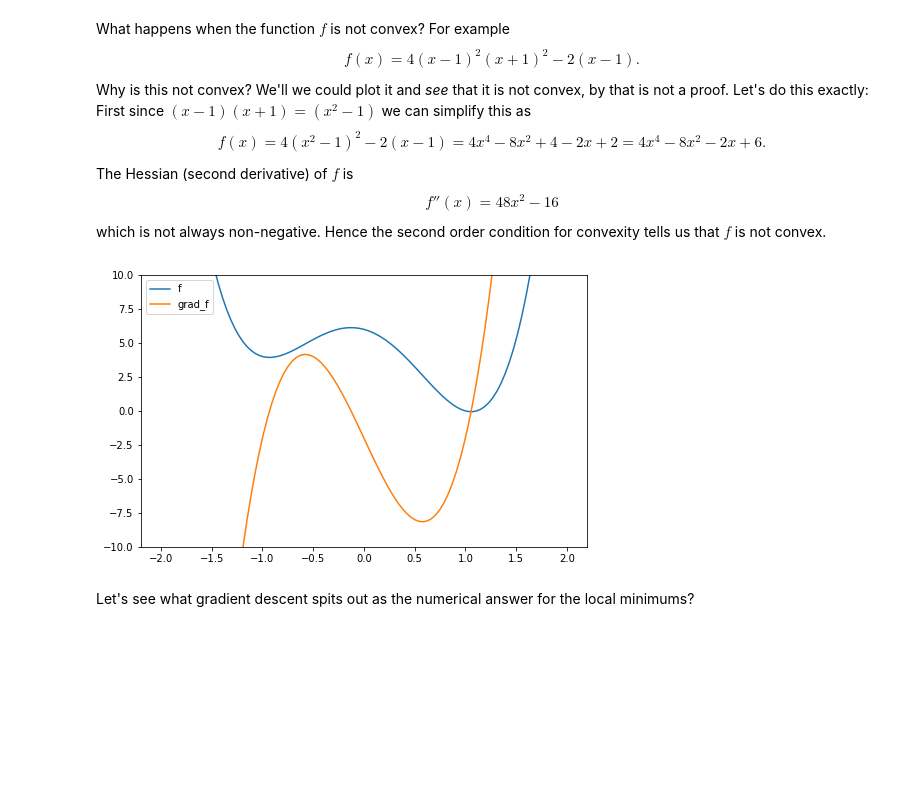
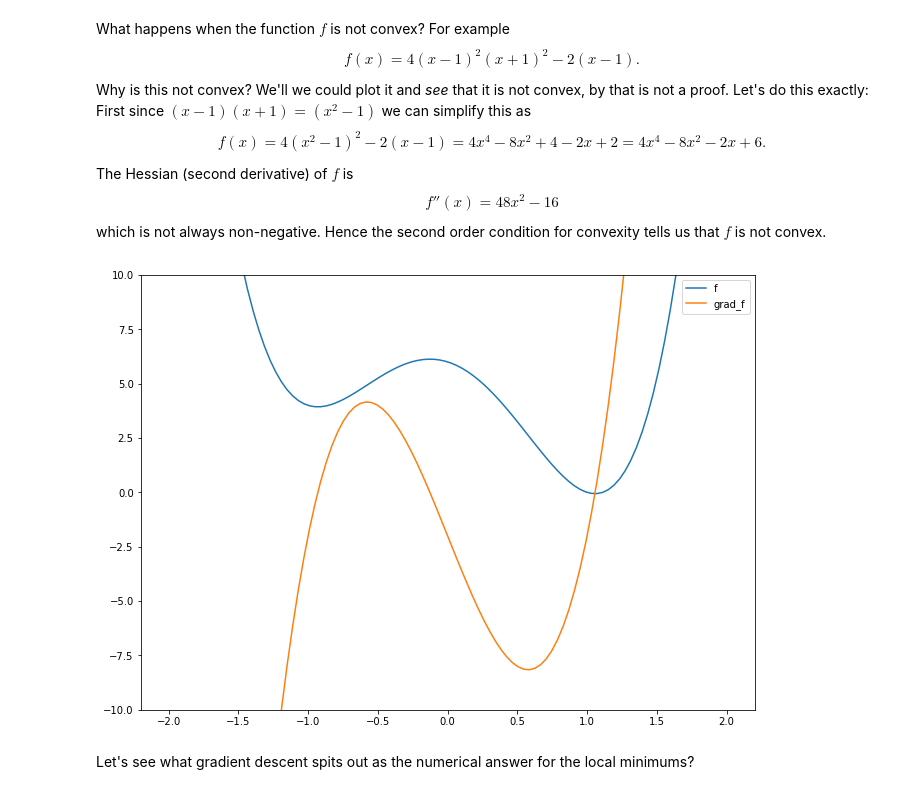
Before and after one commit to djclancy/Math535_Fall23, a Jupyter notebook: Chapter4/4.5 Gradient Descent.ipynb, the cells around one changed output. Saved outputs shown, nothing was run; the diff lists cells and outputs as text; code cells hidden in the pictures; blank space fills up the shorter version.

```diff
--- a/Chapter4/4.5 Gradient Descent.ipynb
+++ b/Chapter4/4.5 Gradient Descent.ipynb
@@ -105,17 +105,17 @@ $$ which is not always non-negative. Hence the second order condition for convex
 # %%
 def f(x):
     return 4 * (x-1)**2 * (x+1)**2 - 2*(x-1)
 def grad_f(x):
     return 8 * (x-1) * (x+1)**2 + 8 * (x-1)**2 * (x+1) - 2
 xgrid = np.linspace(-2,2,100)
-plt.figure(figsize = (8,5))
+plt.figure(figsize = (11,8))
 plt.plot(xgrid, f(xgrid), label='f')
 plt.plot(xgrid, grad_f(xgrid), label='grad_f')
 plt.ylim((-10,10))
 plt.legend()
 plt.show()
 # %% [output]
-[figure, old version]
+[figure, new version]
 # %% [markdown]
 Let's see what gradient descent spits out as the numerical answer for the local minimums?
 # %%
```
Also changed, not shown: 2 other files.
